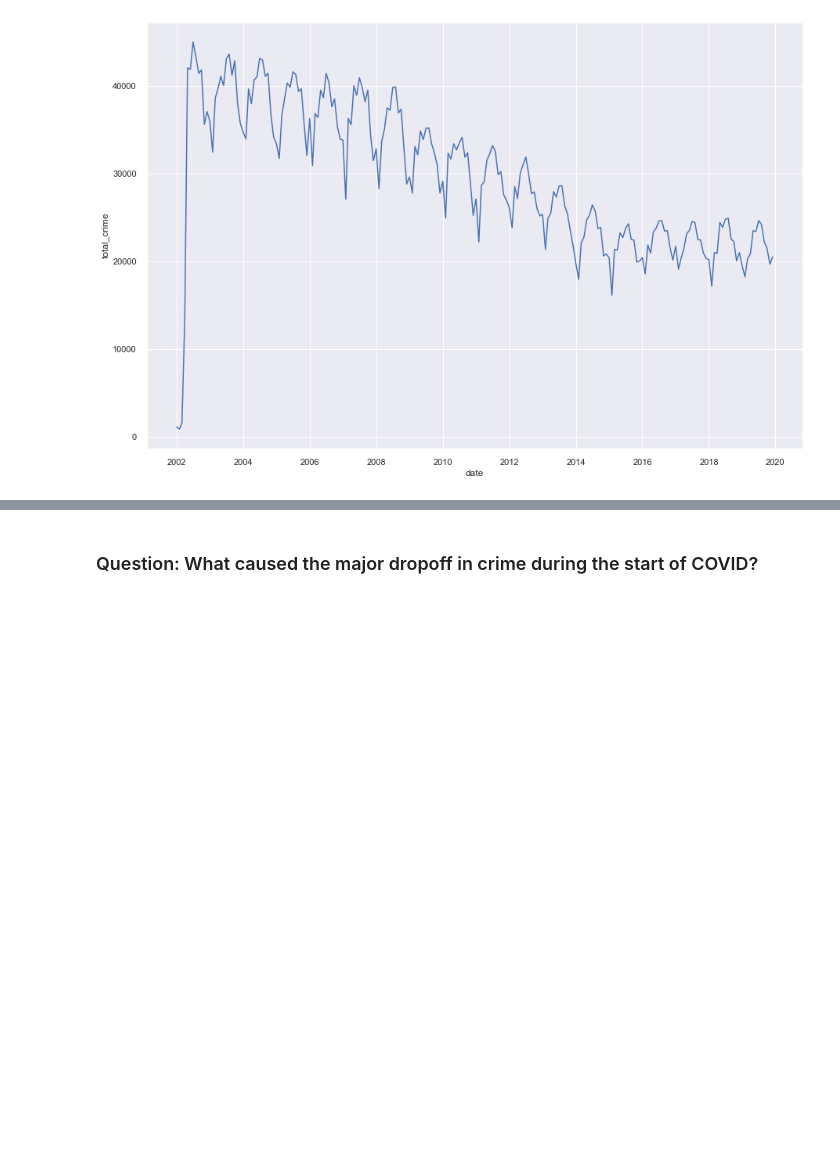
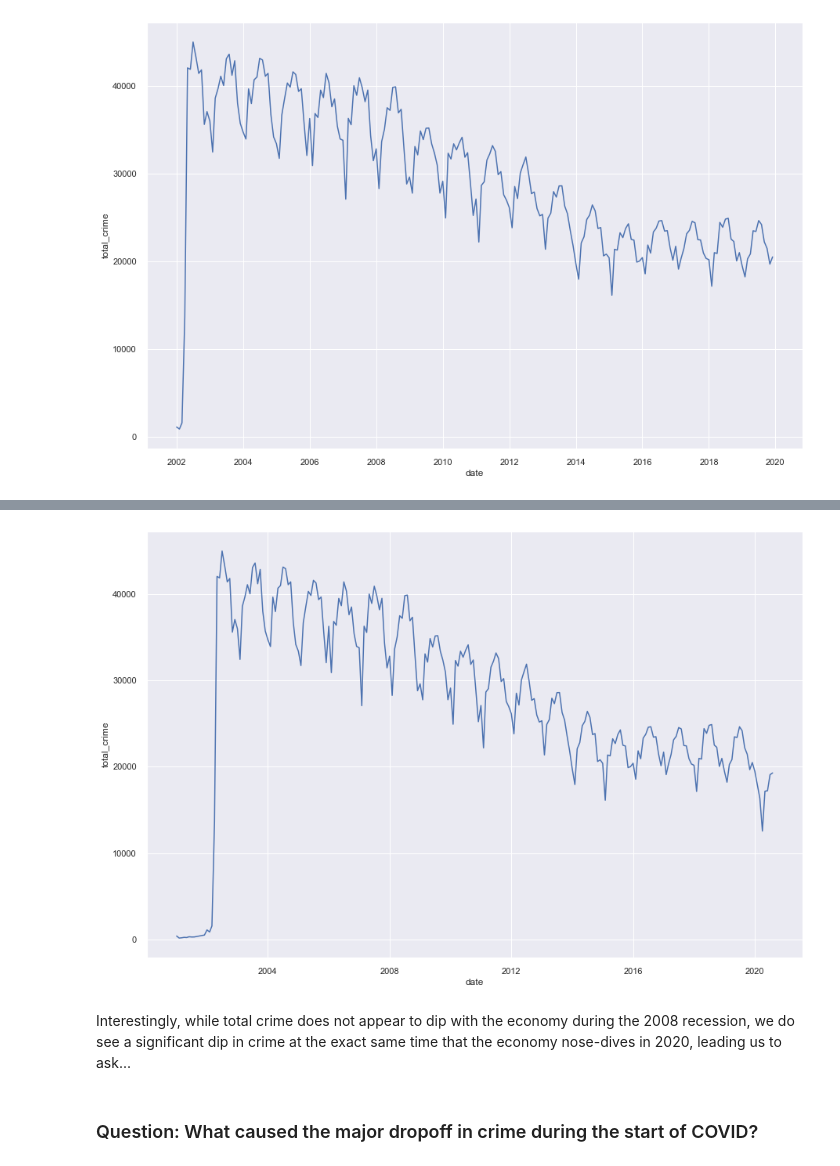
Before and after one commit to tjdolan121/4502Proj, a Jupyter notebook: forge/code/EDA_proposed.ipynb, the cells around one changed output, grey strips where cells are left out. Saved outputs shown, nothing was run; the diff lists cells and outputs as text; code cells hidden in the pictures; blank space fills up the shorter version.

```diff
--- a/forge/code/EDA_proposed.ipynb
+++ b/forge/code/EDA_proposed.ipynb
@@ -407,3 +417,9 @@ Even though crime has a seasonal "cyclical" component, right when crime was "sup
+# %%
+sns.lineplot(x="date", y="total_crime", data=total_crime_plus_econ_df_full);
+# %% [output]
+[figure, added]
+# %% [markdown]
+Interestingly, while total crime does not appear to dip with the economy during the 2008 recession, we do see a significant dip in crime at the exact same time that the economy nose-dives in 2020, leading us to ask...
 # %% [markdown]
 ### Question: What caused the major dropoff in crime during the start of COVID?
 # %%
```
Also changed, not shown: parts of 8 cells of this notebook.
